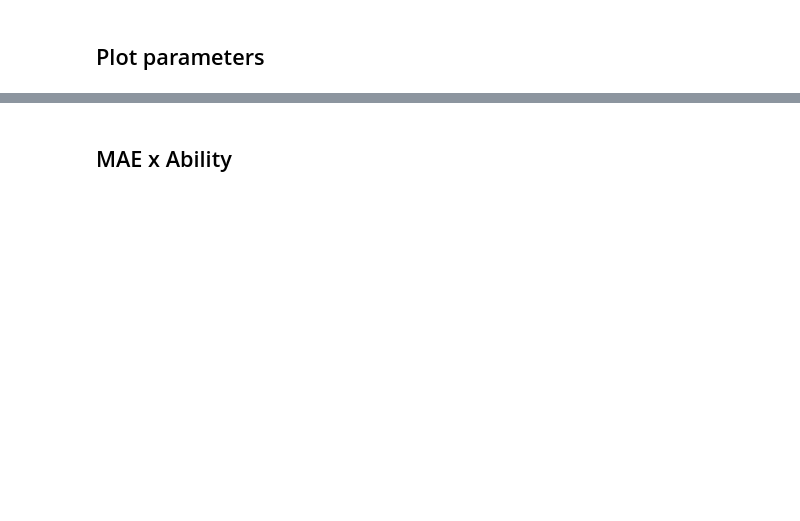
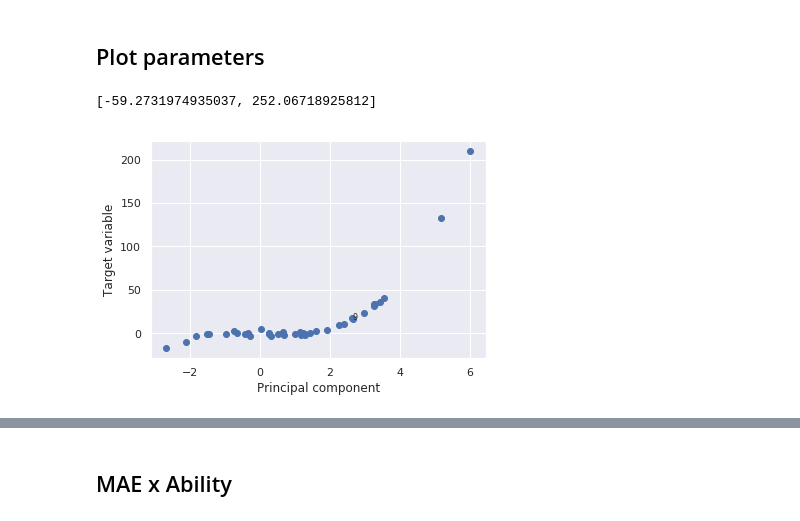
Before and after one commit to jvcm/irt_project, a Jupyter notebook: data_analysis.ipynb, the cells around one changed output, grey strips where cells are left out. Saved outputs shown, nothing was run; the diff lists cells and outputs as text; code cells hidden in the pictures; blank space fills up the shorter version.

```diff
--- a/data_analysis.ipynb
+++ b/data_analysis.ipynb
@@ -88,0 +82,2 @@ It is required to run 'betairt_test.py' with the same data generated above.
+# %%
+name = name + '_s' + str(len(y_test)) + '_f' + str(noise_std) + '_sd' + str(rd)
@@ -89,6 +106,2 @@ It is required to run 'betairt_test.py' with the same data generated above.
 # %% [markdown]
 Item-Response Matrix:
-# %%
-path = './beta_irt/results/'
-folder = 'mpg/'
-name = 'mpg_s79_f20_sd42'
@@ -95,6 +112,8 @@ name = 'mpg_s79_f20_sd42'
 # %%
 irt = pd.read_csv('./beta_irt/irt_data_' + name + '.csv')
 X_pc1 = pd.read_csv('./beta_irt/xtest_' + name + '.csv').iloc[:,0].values.reshape(-1,1)
+noise = pd.read_csv('./beta_irt/xtest_' + name + '.csv').iloc[:,1].values
+y_test += noise
 abilities = pd.read_csv(path + folder + 'irt_ability_vi_'+ name +'_am1@0_as1@0.csv')
 ind = list(y_test.index)
 parameters = pd.read_csv(path + folder + 'irt_parameters_vi_'+ name +'_am1@0_as1@0.csv')
@@ -115,10 +129,20 @@ ab = np.linspace(0.0001, 0.9999, 200)
 # %% [markdown]
 ## Plot parameters
 # %%
-concat = np.concatenate((X_pc1, y_test.values.reshape(-1,1)), axis = 1)
+concat = np.concatenate((X_test, y_test.values.reshape(-1,1)), axis = 1)
+# %%
+ylim
+# %% [output]
+[-59.2731974935037, 252.06718925812]
 # %%
-plt.figure(figsize=(10, 6))
 plt.scatter(concat[:,0],concat[:,1])
+plt.xlabel('Principal component')
+plt.ylabel('Target variable')
+if noise_std == 0:
+    plt.savefig('./Results_IRT/' + name.split('_')[0] + '/noise_' + str(noise_std) + '/original.png')
 for i, txt in enumerate(ind):
-    plt.text(concat[i,0],concat[i,1], str(txt), fontsize=8)
+    if txt == 9:
+        plt.text(concat[i,0],concat[i,1], str(txt), fontsize=8)
 #     plt.text(concat[i,0],concat[i,1], str(txt), fontsize=8)
+# %% [output]
+[figure, added]
```
Also changed, not shown: parts of 33 cells of this notebook, 58 other files.
